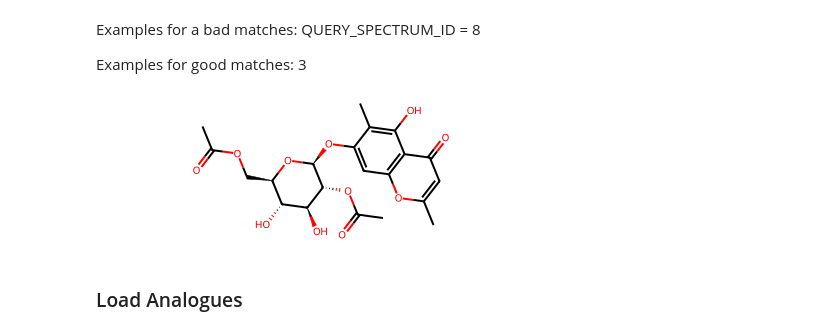
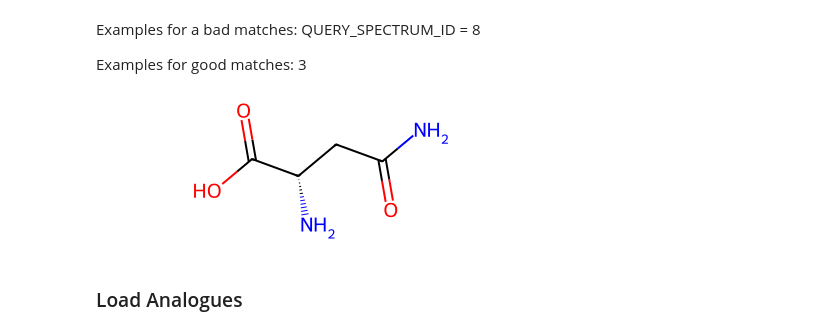
Before and after one commit to Knerten0815/master-thesis-code, a Jupyter notebook: ChemspaceExplorerExplorer.ipynb, the cells around one changed output. Cells and saved outputs as stored; diff of their text form; code cells hidden in the pictures.

```diff
--- a/ChemspaceExplorerExplorer.ipynb
+++ b/ChemspaceExplorerExplorer.ipynb
@@ -155,11 +155,11 @@ Examples for a bad matches: QUERY_SPECTRUM_ID = 8
 
 Examples for good matches: 3
 # %%
-QUERY_SPECTRUM_ID = 2
+QUERY_SPECTRUM_ID = 8
 query_mol = Chem.MolFromSmiles(query_spectra[QUERY_SPECTRUM_ID].metadata["smiles"])
 query_mol
 # %% [output]
-[figure, old version]
+[figure, new version]
 # %% [markdown]
 ### Load Analogues
 # %%
```
Also changed, not shown: parts of 22 cells of this notebook, 3 other files.
